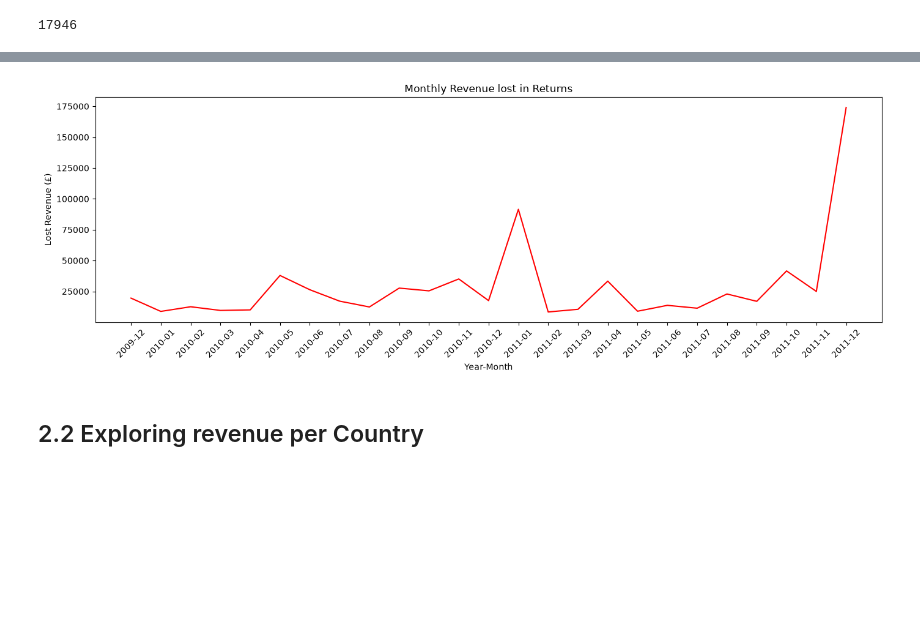
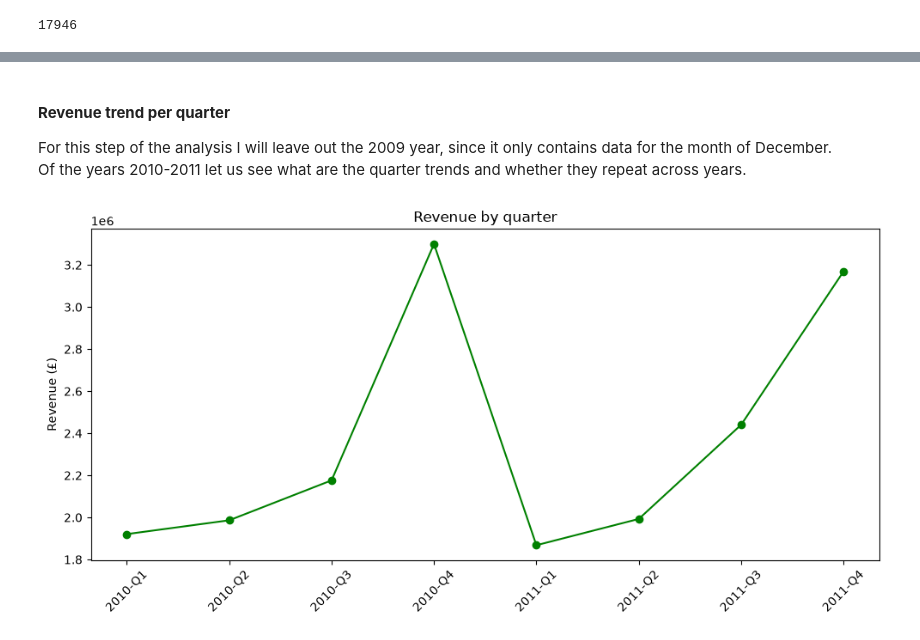
Before and after one commit to Sara-Munafo/retail-sales-analysis, a Jupyter notebook: notebooks/02_analysis.ipynb, the cells around one changed output, grey strips where cells are left out. Cells and saved outputs as stored; diff of their text form; code cells hidden in the pictures; blank space fills up the shorter version.

Commit message:
sql analysis

```diff
--- a/notebooks/02_analysis.ipynb
+++ b/notebooks/02_analysis.ipynb
@@ -81,13 +83,31 @@ plt.show()
-# %%
-plt.figure(figsize=(14,5))
-plt.plot(df_returns["year_month"], -df_returns["revenue"],c="red", label="Returns")
-plt.xticks(rotation=45)
-plt.title("Monthly Revenue lost in Returns")
-plt.xlabel("Year-Month")
-plt.ylabel("Lost Revenue (£)")
-plt.tight_layout()
-plt.show()
-# %% [output]
-[figure, removed]
 # %% [markdown]
-## 2.2 Exploring revenue per Country
+#### **Revenue trend per quarter**
+For this step of the analysis I will leave out the 2009 year, since it only contains data for the month of December.
+Of the years 2010-2011 let us see what are the quarter trends and whether they repeat across years.
+# %%
+quarters_query = """
+    SELECT SUM(Price*Quantity) AS revenue, strftime('%Y', InvoiceDate) AS year,
+    CASE
+        WHEN strftime('%m', InvoiceDate) IN ('01','02','03') THEN 'Q1'
+        WHEN strftime('%m', InvoiceDate) IN ('04','05','06') THEN 'Q2'
+        WHEN strftime('%m', InvoiceDate) IN ('07','08','09') THEN 'Q3'
+        WHEN strftime('%m', InvoiceDate) IN ('10','11','12') THEN 'Q4'
+    END AS quarter
+    FROM sales
+    WHERE year!='2009'
+    GROUP BY year, quarter
+    """
+
+df_quarters = pd.read_sql(quarters_query,engine)
+df_quarters["year_quarter"] = df_quarters["year"] + "-" + df_quarters["quarter"]
+# %%
+df_quarters
+plt.figure(figsize=(10,5))
+plt.plot(df_quarters["year_quarter"], df_quarters["revenue"],c="green", marker='o')
+plt.xticks(rotation=45)
+plt.title("Revenue by quarter")
+plt.ylabel("Revenue (£)")
+plt.tight_layout()
+plt.show()
+# %% [output]
+[figure, added]
```
Also changed, not shown: parts of 35 cells of this notebook.
